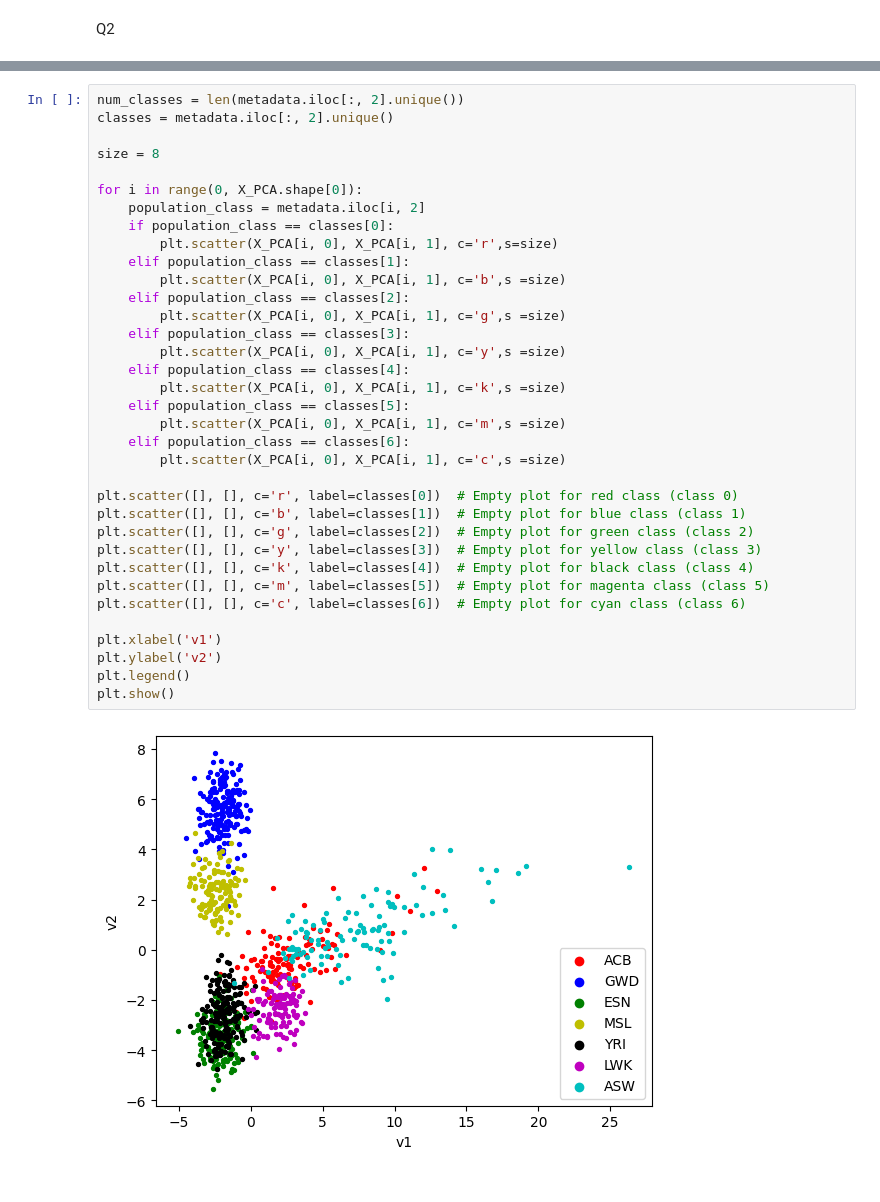
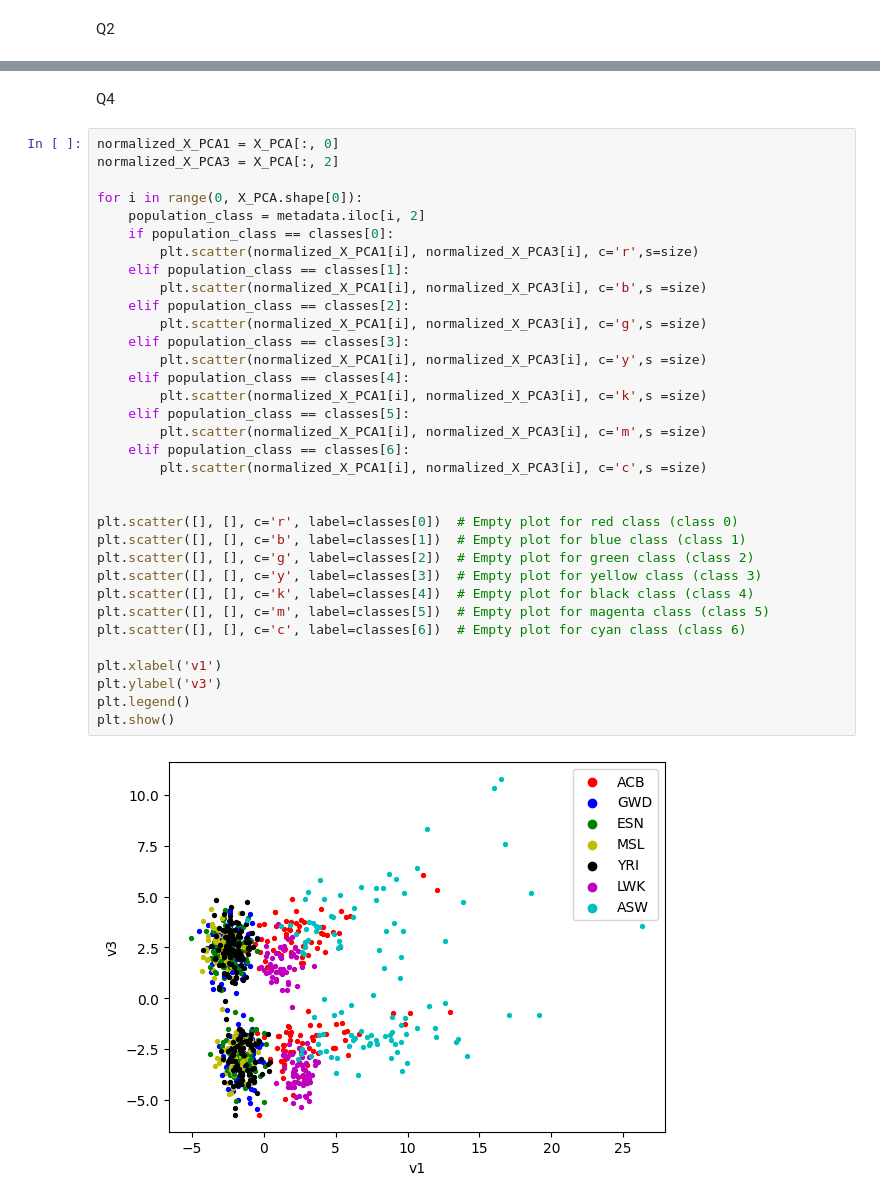
Before and after one commit to filipols/SSY316, a Jupyter notebook: Assignment_6_Problem_1.ipynb, the cells around one changed output, grey strips where cells are left out. Drawn from its saved outputs; the diff is of its cells as text.

```diff
--- a/Assignment_6_Problem_1.ipynb
+++ b/Assignment_6_Problem_1.ipynb
@@ -21,37 +81,38 @@ Q2
+# %% [markdown]
+Q4
 # %%
-num_classes = len(metadata.iloc[:, 2].unique())
-classes = metadata.iloc[:, 2].unique()
-
-size = 8
+normalized_X_PCA1 = X_PCA[:, 0]
+normalized_X_PCA3 = X_PCA[:, 2]
 
 for i in range(0, X_PCA.shape[0]):
     population_class = metadata.iloc[i, 2]
     if population_class == classes[0]:
-        plt.scatter(X_PCA[i, 0], X_PCA[i, 1], c='r',s=size)
+        plt.scatter(normalized_X_PCA1[i], normalized_X_PCA3[i], c='r',s=size)
     elif population_class == classes[1]:
-        plt.scatter(X_PCA[i, 0], X_PCA[i, 1], c='b',s =size)
+        plt.scatter(normalized_X_PCA1[i], normalized_X_PCA3[i], c='b',s =size)
     elif population_class == classes[2]:
-        plt.scatter(X_PCA[i, 0], X_PCA[i, 1], c='g',s =size)
+        plt.scatter(normalized_X_PCA1[i], normalized_X_PCA3[i], c='g',s =size)
     elif population_class == classes[3]:
-        plt.scatter(X_PCA[i, 0], X_PCA[i, 1], c='y',s =size)
+        plt.scatter(normalized_X_PCA1[i], normalized_X_PCA3[i], c='y',s =size)
     elif population_class == classes[4]:
-        plt.scatter(X_PCA[i, 0], X_PCA[i, 1], c='k',s =size)
+        plt.scatter(normalized_X_PCA1[i], normalized_X_PCA3[i], c='k',s =size)
     elif population_class == classes[5]:
-        plt.scatter(X_PCA[i, 0], X_PCA[i, 1], c='m',s =size)
+        plt.scatter(normalized_X_PCA1[i], normalized_X_PCA3[i], c='m',s =size)
     elif population_class == classes[6]:
-        plt.scatter(X_PCA[i, 0], X_PCA[i, 1], c='c',s =size)
+        plt.scatter(normalized_X_PCA1[i], normalized_X_PCA3[i], c='c',s =size)
+
 
 plt.scatter([], [], c='r', label=classes[0])  # Empty plot for red class (class 0)
 plt.scatter([], [], c='b', label=classes[1])  # Empty plot for blue class (class 1)
 plt.scatter([], [], c='g', label=classes[2])  # Empty plot for green class (class 2)
 plt.scatter([], [], c='y', label=classes[3])  # Empty plot for yellow class (class 3)
 plt.scatter([], [], c='k', label=classes[4])  # Empty plot for black class (class 4)
 plt.scatter([], [], c='m', label=classes[5])  # Empty plot for magenta class (class 5)
 plt.scatter([], [], c='c', label=classes[6])  # Empty plot for cyan class (class 6)
 
 plt.xlabel('v1')
-plt.ylabel('v2')
+plt.ylabel('v3')
 plt.legend()
 plt.show()
 # %% [output]
-[figure, old version]
+[figure, new version]
```
Also changed, not shown: parts of 7 cells of this notebook.
